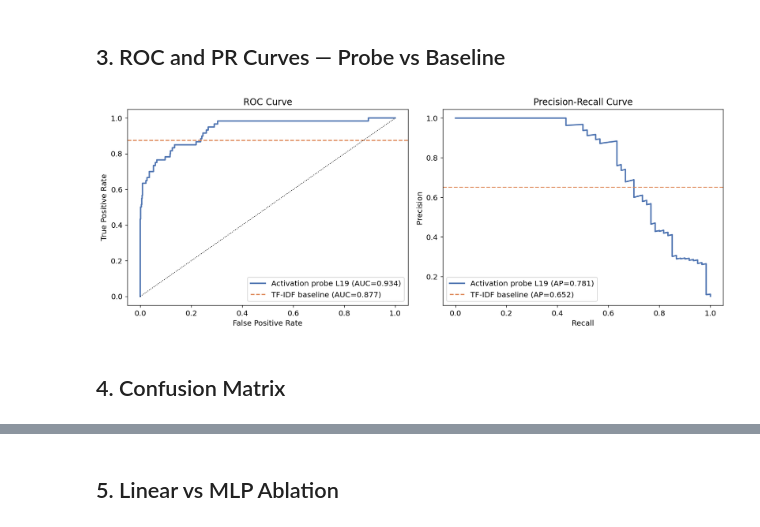
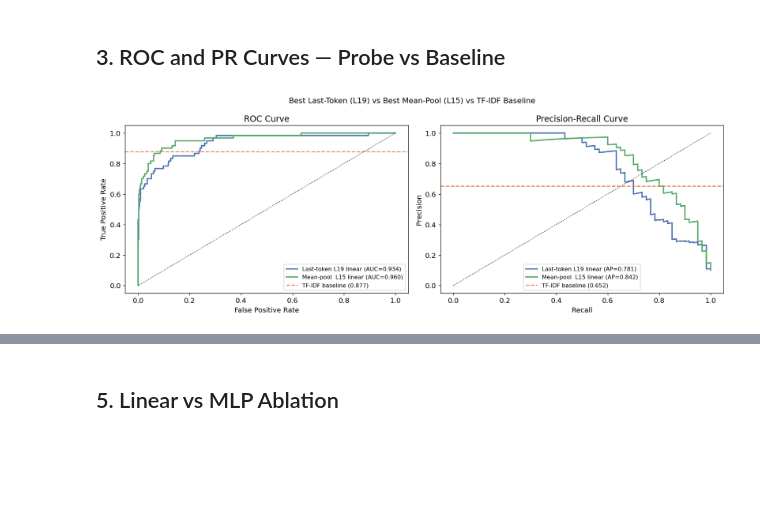
Before and after one commit to brian-w-zhang/DL-Project, a Jupyter notebook: notebooks/02_main_experiment.ipynb, the cells around one changed output, grey strips where cells are left out. Drawn from its saved outputs; the diff is of its cells as text; code cells hidden in the pictures; blank space fills up the shorter version.

Commit message:
more detailed mean pool experiment additions

```diff
--- a/notebooks/02_main_experiment.ipynb
+++ b/notebooks/02_main_experiment.ipynb
@@ -130,48 +214,63 @@ Best layer: 19, ROC-AUC=0.9339
 # %% [markdown]
 ## 3. ROC and PR Curves — Probe vs Baseline
 # %%
-def load_probe_and_scores(layer, probe_type):
-    ckpt_path = PATHS['checkpoints'] / f'{MODEL_SLUG}_layer{layer}_{probe_type}.pt'
+MEANPOOL_SLUG = 'qwen2.5-1.5b-meanpool'
+
+def load_probe_and_scores(layer, probe_type, slug=MODEL_SLUG, ckpt_name=None):
+    name = ckpt_name or f'{slug}_layer{layer}_{probe_type}'
+    ckpt_path = PATHS['checkpoints'] / f'{name}.pt'
     ckpt = torch.load(ckpt_path, map_location='cpu', weights_only=False)
     probe = LinearProbe(ckpt['in_dim']) if probe_type == 'linear' else MLPProbe(ckpt['in_dim'])
     probe.load_state_dict(ckpt['probe_state_dict'])
     probe.eval()
-    X, y = load_features(MODEL_SLUG, layer, 'test')
+    X, y = load_features(slug, layer, 'test')
     X = X.float()
     mean, std = ckpt['norm_mean'], ckpt['norm_std']
     X_norm = (X - mean) / std.clamp(min=1e-8)
     with torch.no_grad():
         scores = torch.sigmoid(probe(X_norm)).numpy()
-    return scores, y.numpy()
+    return scores, y.numpy(), ckpt
 
-probe_scores, y_test = load_probe_and_scores(19, 'linear')
+# Last-token L19 linear
+lt_scores, y_test, lt_ckpt = load_probe_and_scores(19, 'linear')
+# Mean-pool L15 linear (best by ROC-AUC) — use sweep checkpoint
+mp_scores, _, mp_ckpt = load_probe_and_scores(
+    15, 'linear', slug=MEANPOOL_SLUG,
+    ckpt_name=f'{MEANPOOL_SLUG}_layer15_linear_sweep')
+
 baseline = load_metrics('baseline_tfidf')
 
-fig, axes = plt.subplots(1, 2, figsize=(13, 5))
+fig, axes = plt.subplots(1, 2, figsize=(14, 5))
 
-# ROC
-fpr, tpr, _ = roc_curve(y_test, probe_scores)
-auc = roc_auc_score(y_test, probe_scores)
-axes[0].plot(fpr, tpr, lw=2, color='#4C72B0', label=f'Activation probe L19 (AUC={auc:.3f})')
-axes[0].axhline(baseline['test_roc_auc'], color='#DD8452', ls='--', lw=1.5,
-                label=f'TF-IDF baseline (AUC={baseline["test_roc_auc"]:.3f})')
-axes[0].plot([0,1],[0,1],'k:',lw=1)
+configs = [
+    (lt_scores, 'Last-token L19 linear', '#4C72B0'),
+    (mp_scores, 'Mean-pool  L15 linear', '#55A868'),
+]
+
+for scores, label, color in configs:
+    fpr, tpr, _ = roc_curve(y_test, scores)
+    auc = roc_auc_score(y_test, scores)
+    axes[0].plot(fpr, tpr, lw=2, color=color, label=f'{label} (AUC={auc:.3f})')
+    prec, rec, _ = precision_recall_curve(y_test, scores)
+    ap = average_precision_score(y_test, scores)
+    axes[1].plot(rec, prec, lw=2, color=color, label=f'{label} (AP={ap:.3f})')
+
+for ax, x_ref, title in [
+    (axes[0], baseline['test_roc_auc'], 'ROC Curve'),
+    (axes[1], baseline['test_pr_auc'],  'Precision-Recall Curve'),
+]:
+    ax.axhline(x_ref, color='#DD8452', ls='--', lw=1.5,
+               label=f'TF-IDF baseline ({x_ref:.3f})')
+    ax.plot([0,1],[0,1],'k:',lw=1)
+    ax.set_title(title); ax.legend(fontsize=9)
+
 axes[0].set_xlabel('False Positive Rate'); axes[0].set_ylabel('True Positive Rate')
-axes[0].set_title('ROC Curve'); axes[0].legend()
-
-# PR
-prec, rec, _ = precision_recall_curve(y_test, probe_scores)
-ap = average_precision_score(y_test, probe_scores)
-axes[1].plot(rec, prec, lw=2, color='#4C72B0', label=f'Activation probe L19 (AP={ap:.3f})')
-axes[1].axhline(baseline['test_pr_auc'], color='#DD8452', ls='--', lw=1.5,
-                label=f'TF-IDF baseline (AP={baseline["test_pr_auc"]:.3f})')
 axes[1].set_xlabel('Recall'); axes[1].set_ylabel('Precision')
-axes[1].set_title('Precision-Recall Curve'); axes[1].legend()
-
+plt.suptitle('Best Last-Token (L19) vs Best Mean-Pool (L15) vs TF-IDF Baseline', fontsize=12)
 plt.tight_layout()
-plt.savefig(PATHS['figures'] / 'roc_pr_layer14_linear.png', bbox_inches='tight')
+plt.savefig(PATHS['figures'] / 'roc_pr_pooling_comparison.png', bbox_inches='tight')
 plt.show()
+# Store scores for reuse in downstream cells
+probe_scores = lt_scores  # keep original variable name for compatibility
 # %% [output]
-[figure, old version]
+[figure, new version]
-# %% [markdown]
-## 4. Confusion Matrix
```
Also changed, not shown: parts of 18 cells of this notebook, 7 other files.
